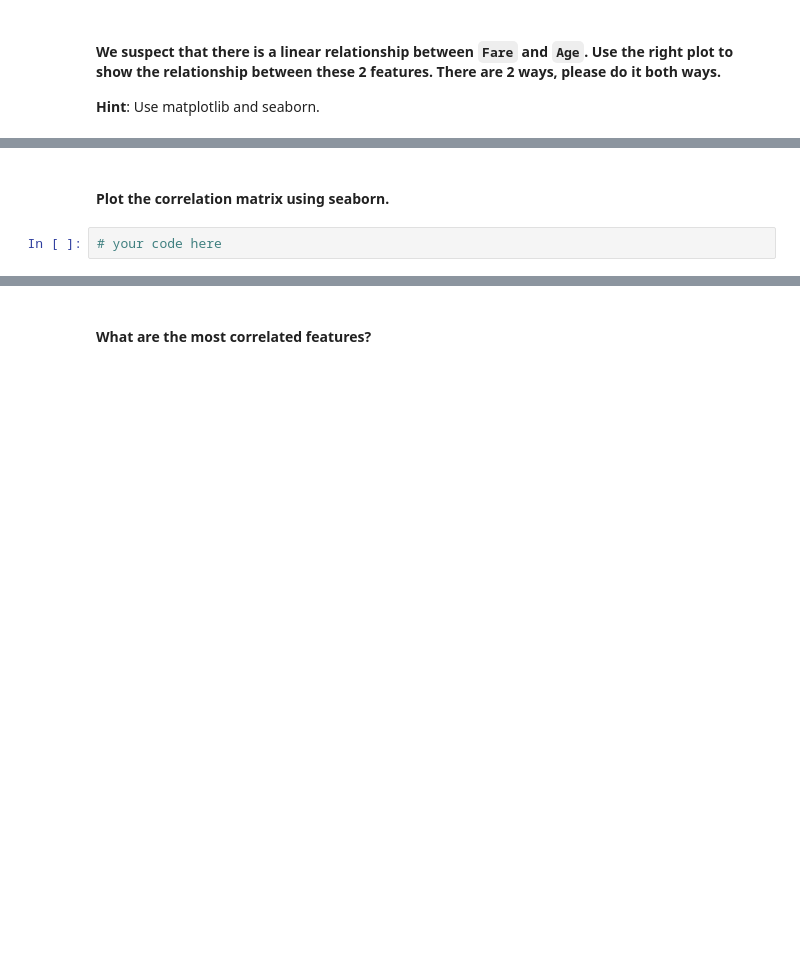
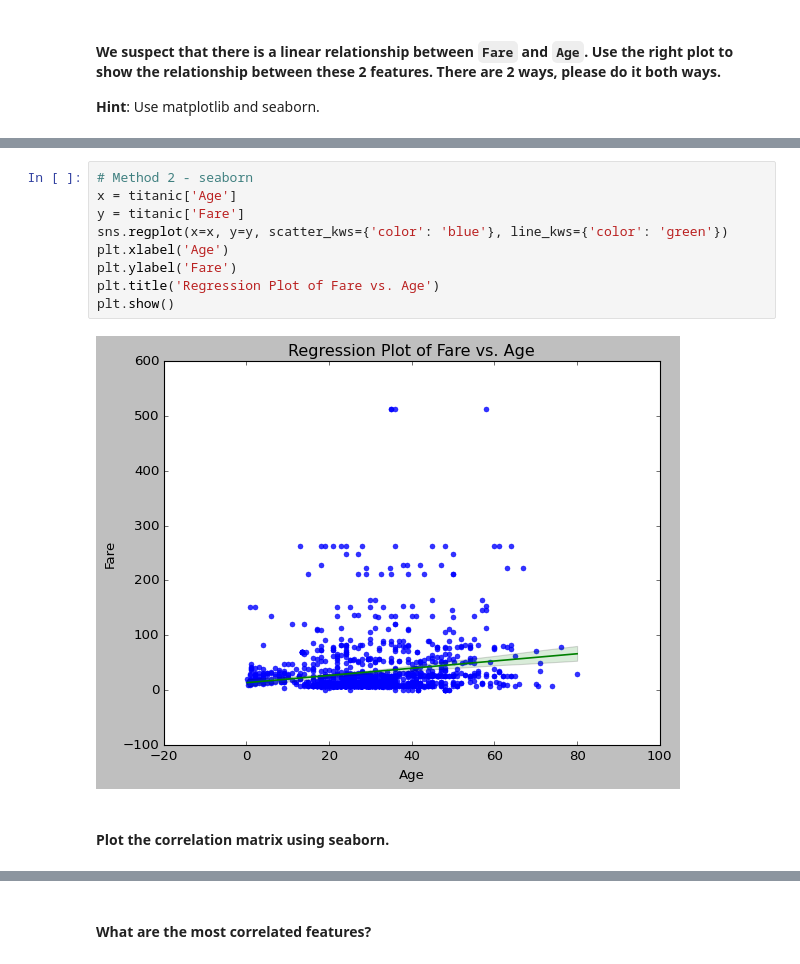
Before and after one commit to Marinasel86/lab-matplotlib-seaborn, a Jupyter notebook: your-code/main.ipynb, the cells around one changed output, grey strips where cells are left out. Cells and saved outputs as stored; diff of their text form; blank space fills up the shorter version.

```diff
--- a/your-code/main.ipynb
+++ b/your-code/main.ipynb
@@ -491,4 +481,13 @@ your comments here
+# %%
+# Method 2 - seaborn
+x = titanic['Age']
+y = titanic['Fare']
+sns.regplot(x=x, y=y, scatter_kws={'color': 'blue'}, line_kws={'color': 'green'})
+plt.xlabel('Age')
+plt.ylabel('Fare')
+plt.title('Regression Plot of Fare vs. Age')
+plt.show()
+# %% [output]
+[figure, added]
 # %% [markdown]
 #### Plot the correlation matrix using seaborn.
-# %%
-# your code here
```
Also changed, not shown: parts of 20 cells of this notebook, 3 other files.
